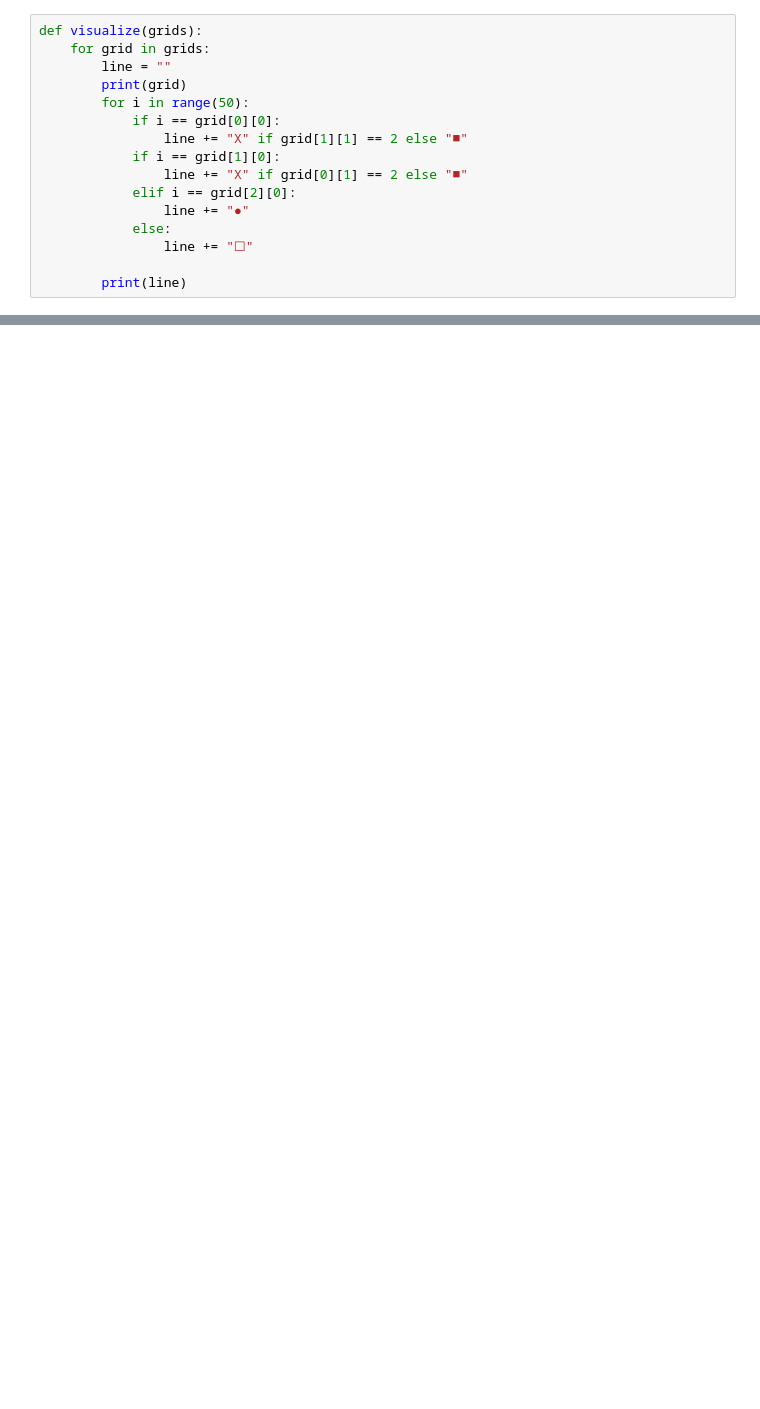
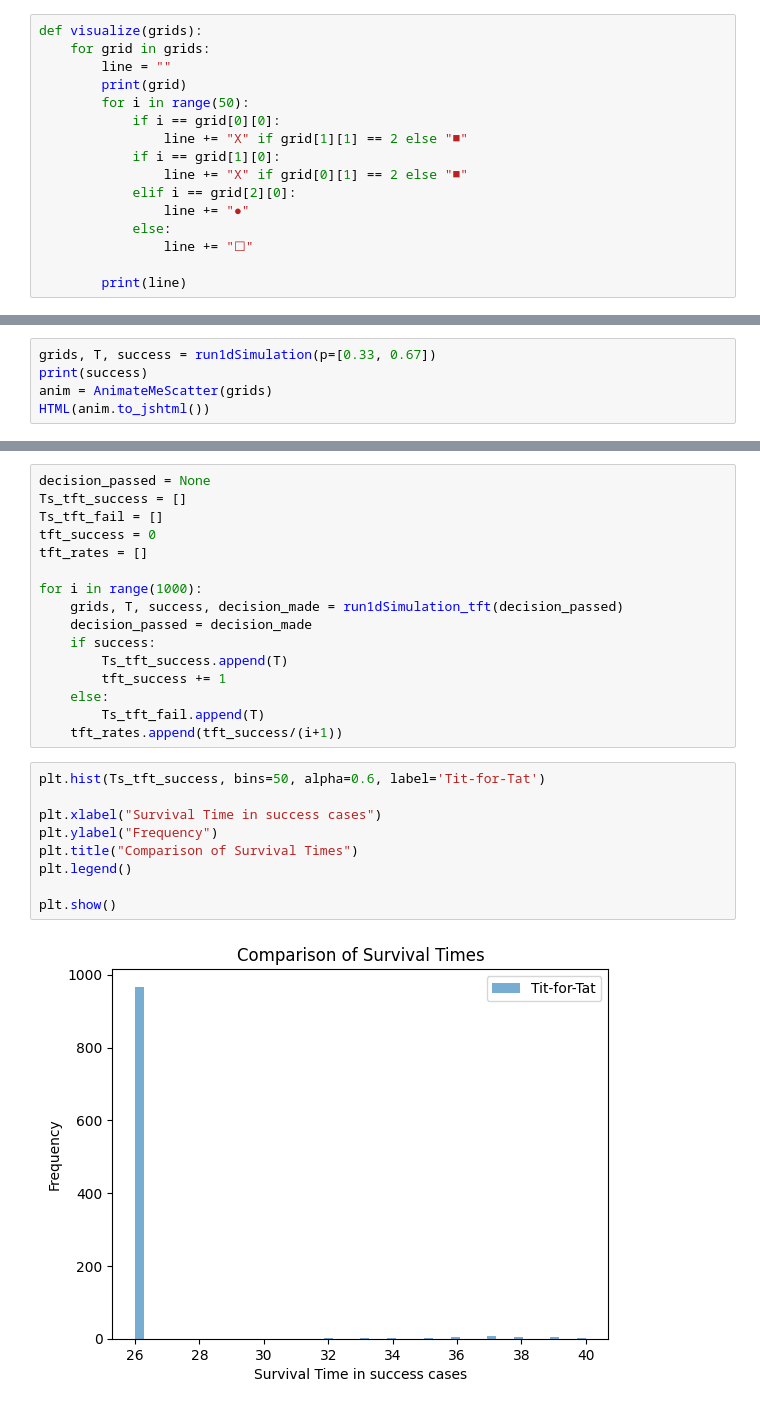
Before and after one commit to WillWangUIUC/PHYS246_FinalProject, a Jupyter notebook: Prisoner_Dilemma.ipynb, the cells around one changed output, grey strips where cells are left out. Drawn from its saved outputs; the diff is of its cells as text; blank space fills up the shorter version.

```diff
--- a/Prisoner_Dilemma.ipynb
+++ b/Prisoner_Dilemma.ipynb
@@ -292,0 +587,5 @@ prey(
+# %%
+grids, T, success = run1dSimulation(p=[0.33, 0.67])
+print(success)
+anim = AnimateMeScatter(grids)
+HTML(anim.to_jshtml())
@@ -292,0 +683,27 @@ prey(
+# %%
+decision_passed = None
+Ts_tft_success = []
+Ts_tft_fail = []
+tft_success = 0
+tft_rates = []
+
+for i in range(1000):
+    grids, T, success, decision_made = run1dSimulation_tft(decision_passed)
+    decision_passed = decision_made
+    if success:
+        Ts_tft_success.append(T)
+        tft_success += 1
+    else:
+        Ts_tft_fail.append(T)
+    tft_rates.append(tft_success/(i+1))
+# %%
+plt.hist(Ts_tft_success, bins=50, alpha=0.6, label='Tit-for-Tat')
+
+plt.xlabel("Survival Time in success cases")
+plt.ylabel("Frequency")
+plt.title("Comparison of Survival Times")
+plt.legend()
+
+plt.show()
+# %% [output]
+[figure, added]
```
Also changed, not shown: parts of 16 cells of this notebook.
